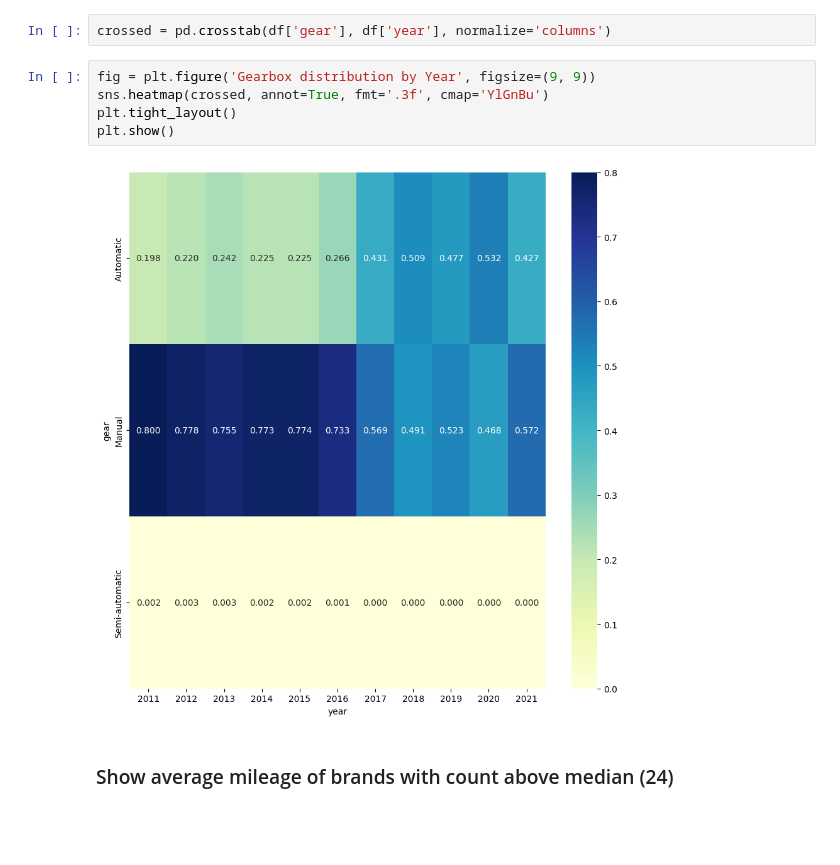
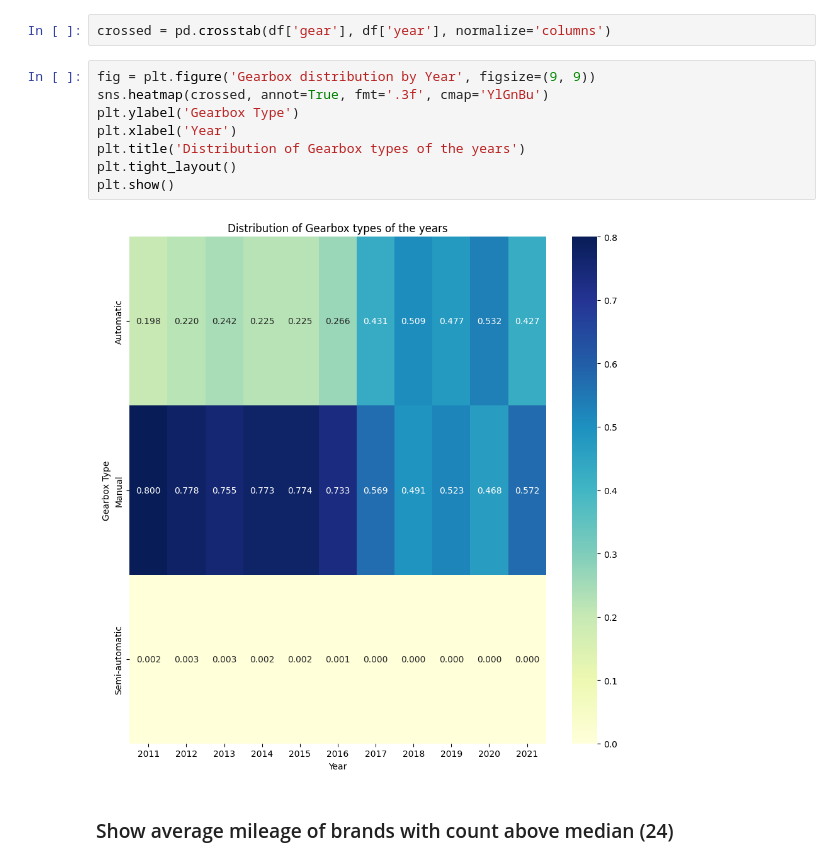
Before and after one commit to leander-ms/autoscout_Analysis, a Jupyter notebook: analysis.ipynb, the cells around one changed output. Cells and saved outputs as stored; diff of their text form; blank space fills up the shorter version.

Commit message:
improvements to heatmap

```diff
--- a/analysis.ipynb
+++ b/analysis.ipynb
@@ -35,10 +35,13 @@ crossed = pd.crosstab(df['gear'], df['year'], normalize='columns')
 # %%
 fig = plt.figure('Gearbox distribution by Year', figsize=(9, 9))
 sns.heatmap(crossed, annot=True, fmt='.3f', cmap='YlGnBu')
+plt.ylabel('Gearbox Type')
+plt.xlabel('Year')
+plt.title('Distribution of Gearbox types of the years')
 plt.tight_layout()
 plt.show()
 # %% [output]
-[figure, old version]
+[figure, new version]
 # %% [markdown]
 ### Show average mileage of brands with count above median (24)
 # %%
```
